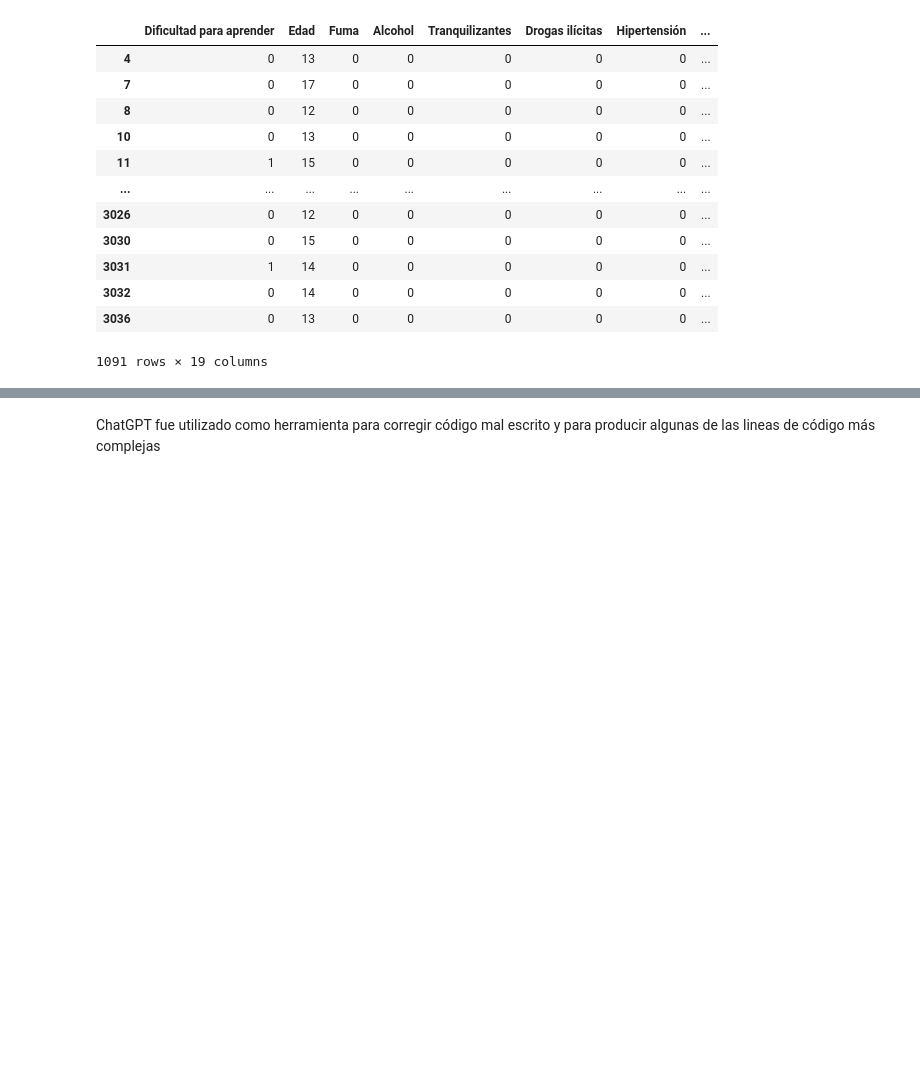
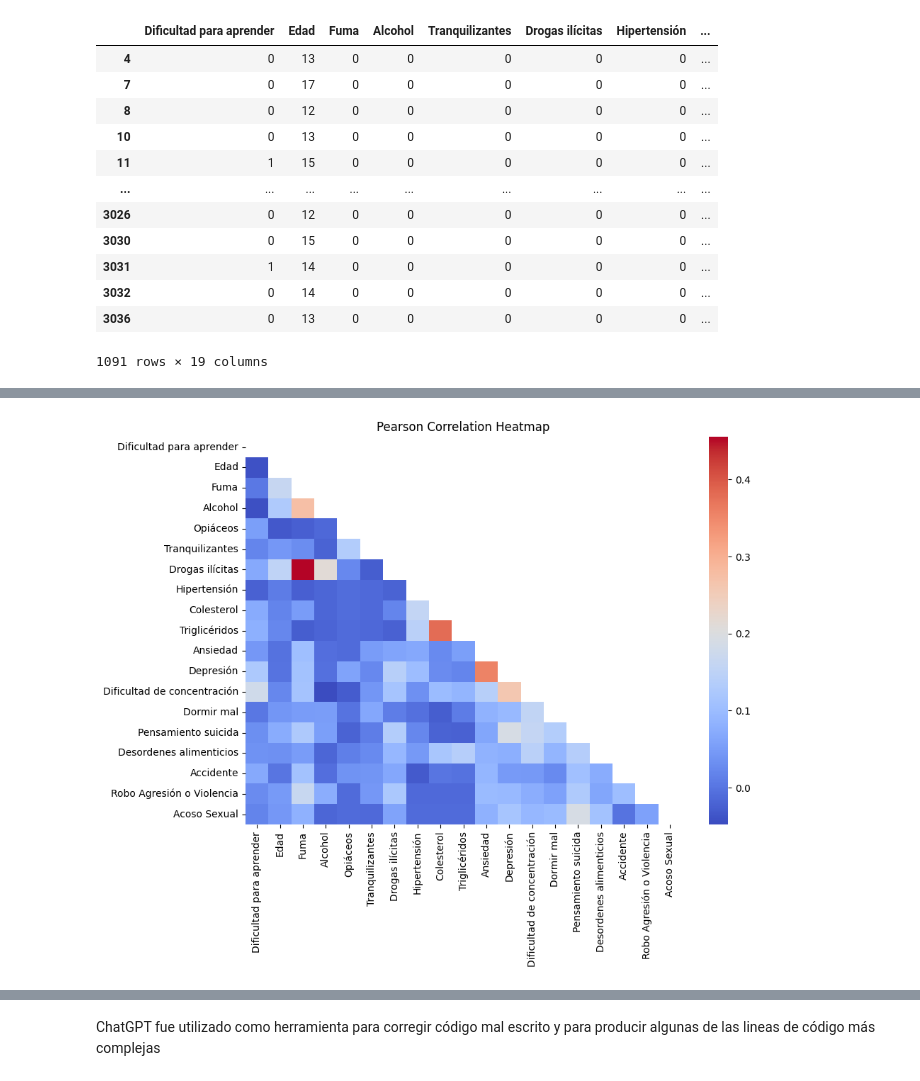
Before and after one commit to omar-tueme/ciencia-de-datos-avanzada-mek-enero-2026, a Jupyter notebook: 01_EDA.ipynb, the cells around one changed output, grey strips where cells are left out. Saved outputs shown, nothing was run; the diff lists cells and outputs as text; code cells hidden in the pictures; blank space fills up the shorter version.

```diff
--- a/01_EDA.ipynb
+++ b/01_EDA.ipynb
@@ -3232,0 +3374,12 @@ Con nuestras bases de datos finales para las 3 especificaciones, ahora si podemo
+# %%
+df_final_12mas_hombre_corr = df_final_12mas_hombre.corr()
+df_final_12mas_hombre_corr
+
+mask = np.triu(np.ones_like(df_final_12mas_hombre_corr, dtype=bool))
+plt.figure(figsize=(10, 8))
+sns.heatmap(df_final_12mas_hombre_corr, mask=mask, cmap="coolwarm")
+plt.title("Pearson Correlation Heatmap")
+plt.tight_layout()
+plt.show()
+# %% [output]
+[figure, added]
```
Also changed, not shown: parts of 14 cells of this notebook.
